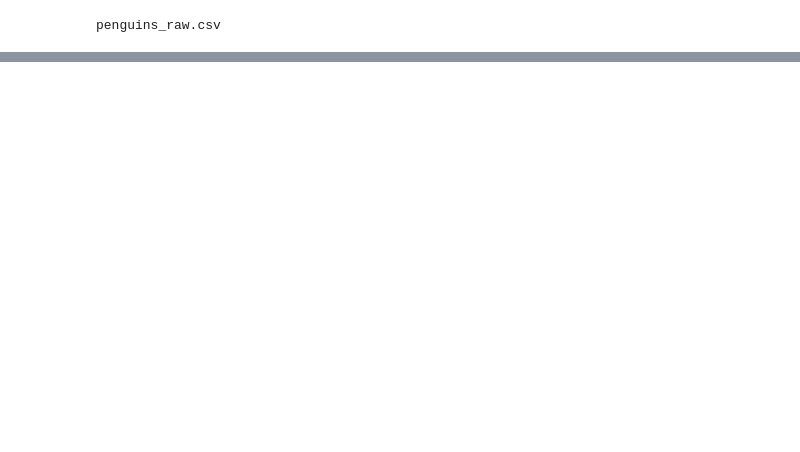
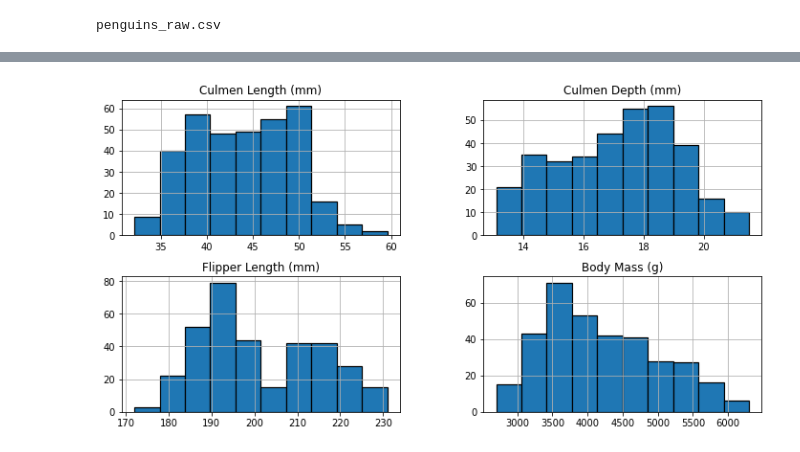
Before and after one commit to zobiejrz/palmer-penguin-classification, a Jupyter notebook: notebooks/Classifier.ipynb, the cells around one changed output, grey strips where cells are left out. Cells and saved outputs as stored; diff of their text form; code cells hidden in the pictures; blank space fills up the shorter version.

```diff
--- a/notebooks/Classifier.ipynb
+++ b/notebooks/Classifier.ipynb
@@ -60,0 +92,7 @@ penguins.head(5)
+# %%
+penguins.hist(edgecolor='black', linewidth=1.2)
+fig=plt.gcf()
+fig.set_size_inches(12,6)
+plt.show()
+# %% [output]
+[figure, added]
```
Also changed, not shown: parts of 30 cells of this notebook.
